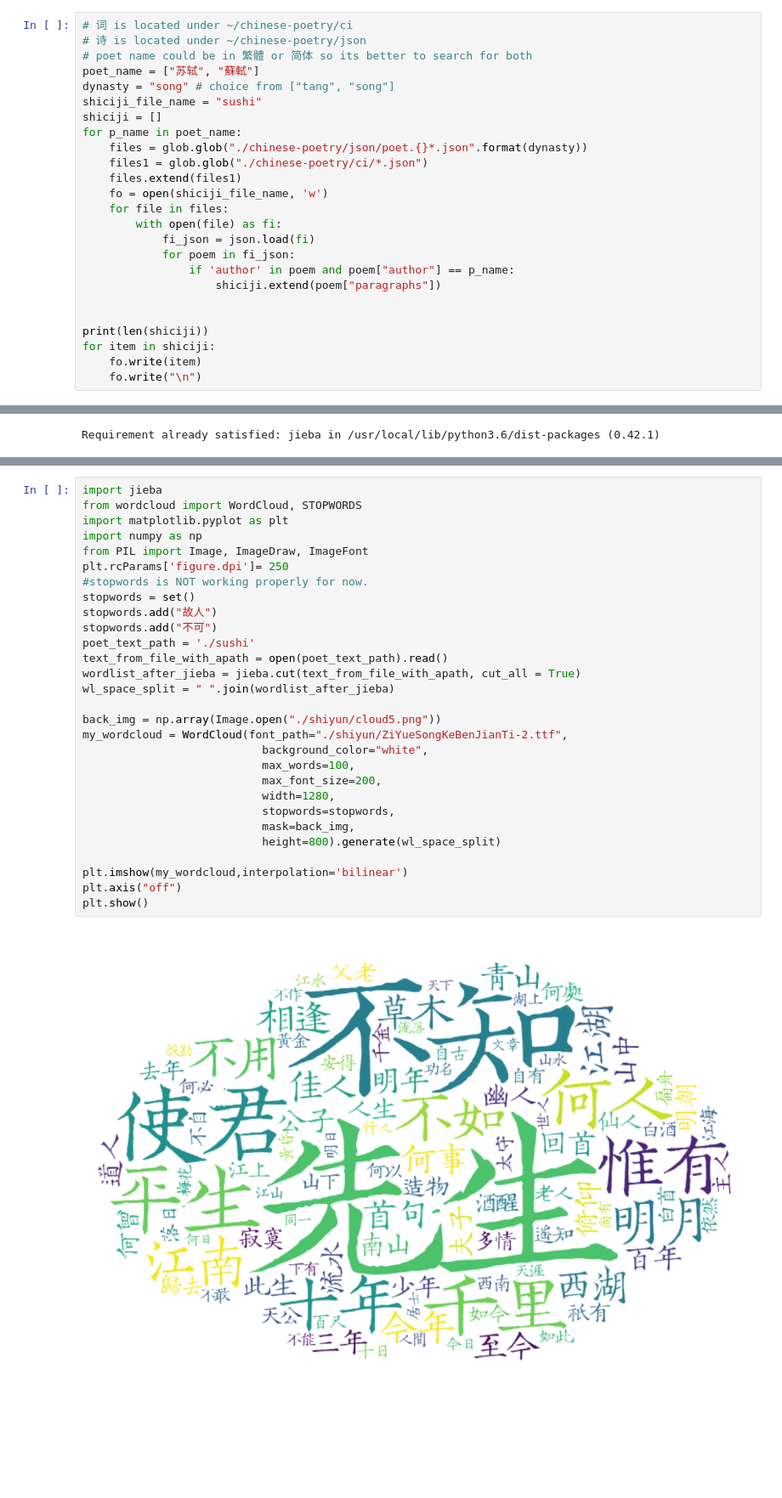
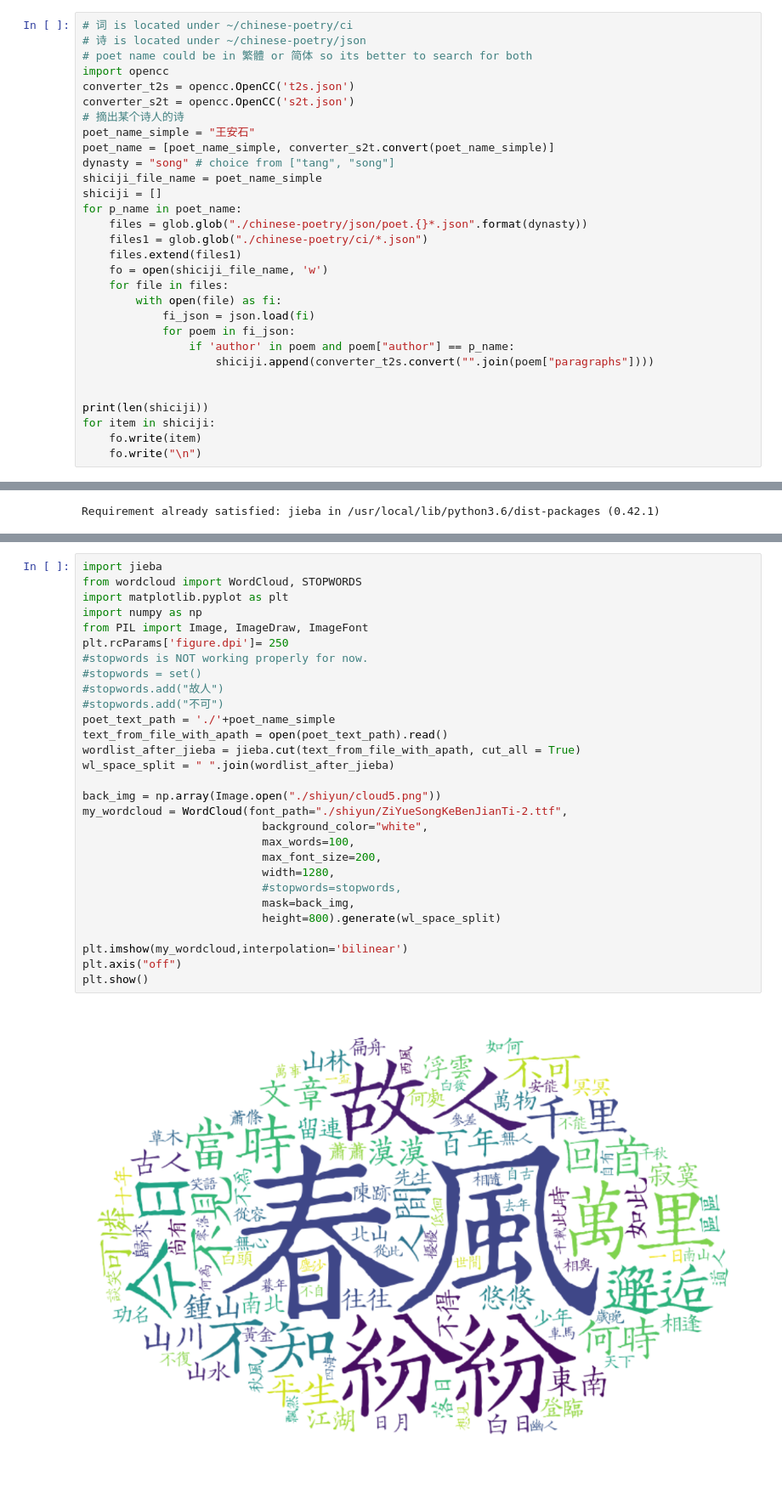
Before and after one commit to MerakDipper/shiyun, a Jupyter notebook: shiyun.ipynb, the cells around one changed output, grey strips where cells are left out. Shown at 85% size. Saved outputs shown, nothing was run; the diff lists cells and outputs as text; blank space fills up the shorter version.

Commit message:
added OpenCC converter

```diff
--- a/shiyun.ipynb
+++ b/shiyun.ipynb
@@ -16,9 +24,14 @@ Checking out files: 100% (1371/1371), done.
 # 词 is located under ~/chinese-poetry/ci
 # 诗 is located under ~/chinese-poetry/json
 # poet name could be in 繁體 or 简体 so its better to search for both
-poet_name = ["苏轼", "蘇軾"]
+import opencc
+converter_t2s = opencc.OpenCC('t2s.json')
+converter_s2t = opencc.OpenCC('s2t.json')
+# 摘出某个诗人的诗
+poet_name_simple = "王安石"
+poet_name = [poet_name_simple, converter_s2t.convert(poet_name_simple)]
 dynasty = "song" # choice from ["tang", "song"]
-shiciji_file_name = "sushi"
+shiciji_file_name = poet_name_simple
 shiciji = []
 for p_name in poet_name:
     files = glob.glob("./chinese-poetry/json/poet.{}*.json".format(dynasty))
@@ -30,7 +43,7 @@ for p_name in poet_name:
             fi_json = json.load(fi)
             for poem in fi_json:
                 if 'author' in poem and poem["author"] == p_name:
-                    shiciji.extend(poem["paragraphs"])
+                    shiciji.append(converter_t2s.convert("".join(poem["paragraphs"])))
 
 
 print(len(shiciji))
@@ -61,31 +74,31 @@ Unpacking objects: 100% (10/10), done.
 # %%
 import jieba
 from wordcloud import WordCloud, STOPWORDS
 import matplotlib.pyplot as plt
 import numpy as np
 from PIL import Image, ImageDraw, ImageFont
 plt.rcParams['figure.dpi']= 250
 #stopwords is NOT working properly for now.
-stopwords = set()
-stopwords.add("故人")
-stopwords.add("不可")
-poet_text_path = './sushi'
+#stopwords = set()
+#stopwords.add("故人")
+#stopwords.add("不可")
+poet_text_path = './'+poet_name_simple
 text_from_file_with_apath = open(poet_text_path).read()
 wordlist_after_jieba = jieba.cut(text_from_file_with_apath, cut_all = True)
 wl_space_split = " ".join(wordlist_after_jieba)
 
 back_img = np.array(Image.open("./shiyun/cloud5.png"))
 my_wordcloud = WordCloud(font_path="./shiyun/ZiYueSongKeBenJianTi-2.ttf",
                            background_color="white",
                            max_words=100,
                            max_font_size=200,
                            width=1280,
-                           stopwords=stopwords,
+                           #stopwords=stopwords,
                            mask=back_img,
                            height=800).generate(wl_space_split)
 
 plt.imshow(my_wordcloud,interpolation='bilinear')
 plt.axis("off")
 plt.show()
 # %% [output]
-[figure, old version]
+[figure, new version]
```
Also changed, not shown: parts of 5 cells of this notebook.
